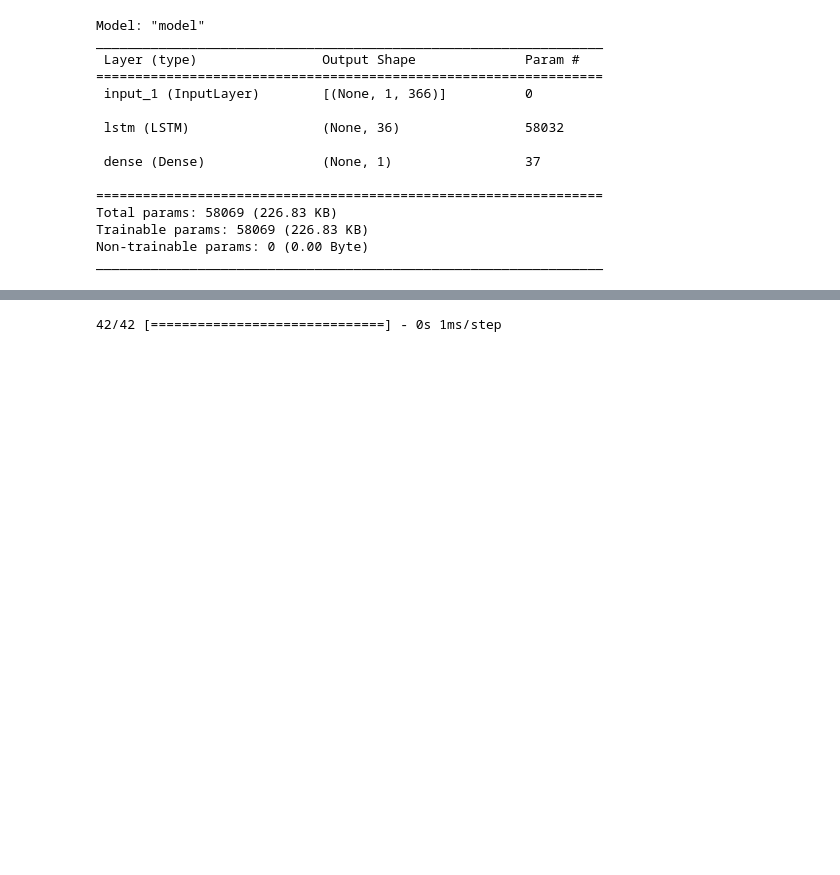
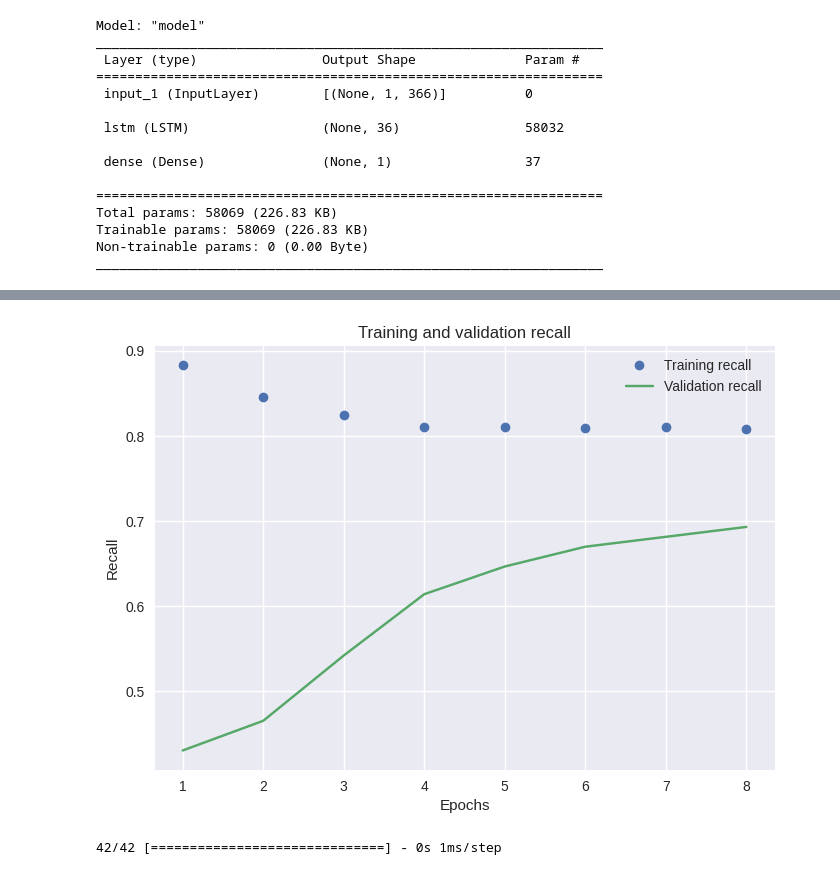
Before and after one commit to will-j-c/cqf_final_project_DL, a Jupyter notebook: test.ipynb, the cells around one changed output, grey strips where cells are left out. Drawn from its saved outputs; the diff is of its cells as text; code cells hidden in the pictures; blank space fills up the shorter version.

```diff
--- a/test.ipynb
+++ b/test.ipynb
@@ -123,3 +124,9 @@ plt.show()
+# %%
+recall_values = history_dict['recall']
+val_recall_values = history_dict['val_recall']
+plot_metrics(recall_values, val_recall_values, 'recall')
+# %% [output]
+[figure, added]
 # %%
 y_pred = np.where(model.predict(test_tensors) > 0.5, 1, 0)
 # %% [output]
```
Also changed, not shown: parts of 11 cells of this notebook, 7 other files.
